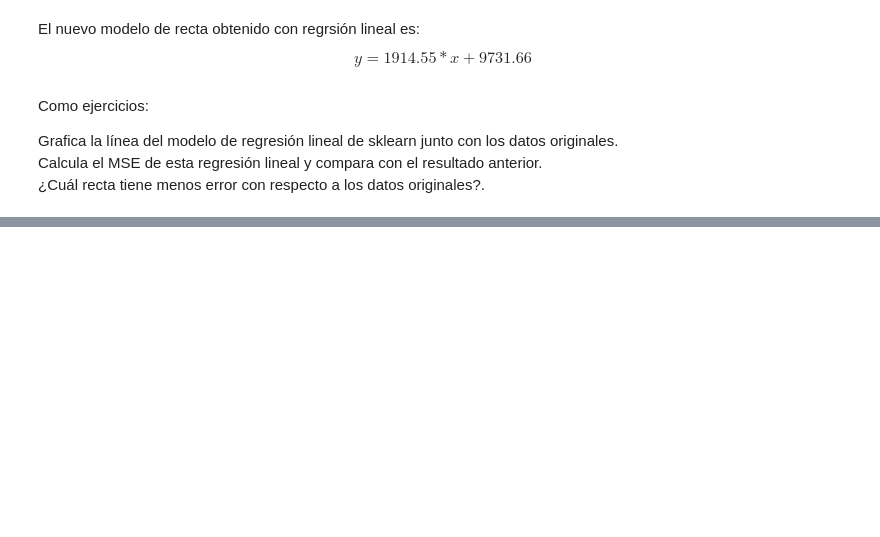
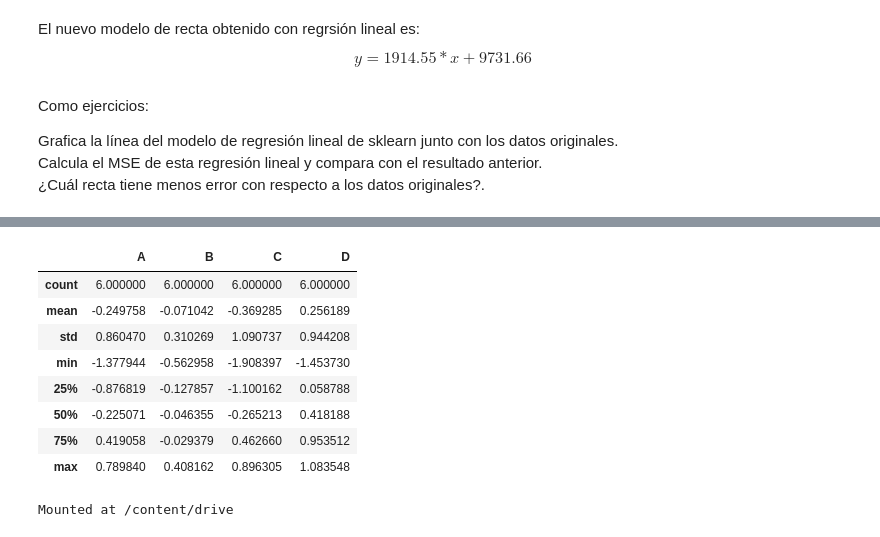
Before and after one commit to alangilsanchez/MineriaDeDatos, a Jupyter notebook: Mineria_De_Datos.ipynb, the cells around one changed output, grey strips where cells are left out. Drawn from its saved outputs; the diff is of its cells as text; code cells hidden in the pictures; blank space fills up the shorter version.

```diff
--- a/Mineria_De_Datos.ipynb
+++ b/Mineria_De_Datos.ipynb
@@ -830,0 +849,3 @@ mse
+# %%
+dates = pd.date_range("20130101", periods=6)
+dates
@@ -830,0 +856,4 @@ mse
+# %%
+#Data Frame utilizando numero aleatorios (6 renglones, 4 columnas), eñ index son las fechas anteriores,
+df = pd.DataFrame(np.random.randn(6, 4), index=dates, columns=list("ABCD"))
+df
@@ -830,0 +952,17 @@ mse
+# %%
+df.describe()
+# %% [output]
+|  | A | B | C | D |
+| count | 6.000000 | 6.000000 | 6.000000 | 6.000000 |
+| mean | -0.249758 | -0.071042 | -0.369285 | 0.256189 |
+| std | 0.860470 | 0.310269 | 1.090737 | 0.944208 |
+| min | -1.377944 | -0.562958 | -1.908397 | -1.453730 |
+| 25% | -0.876819 | -0.127857 | -1.100162 | 0.058788 |
+| 50% | -0.225071 | -0.046355 | -0.265213 | 0.418188 |
+| 75% | 0.419058 | -0.029379 | 0.462660 | 0.953512 |
+| max | 0.789840 | 0.408162 | 0.896305 | 1.083548 |
+# %%
+from google.colab import drive
+drive.mount('/content/drive')
+# %% [output]
+Mounted at /content/drive
```
Also changed, not shown: parts of 19 cells of this notebook.
